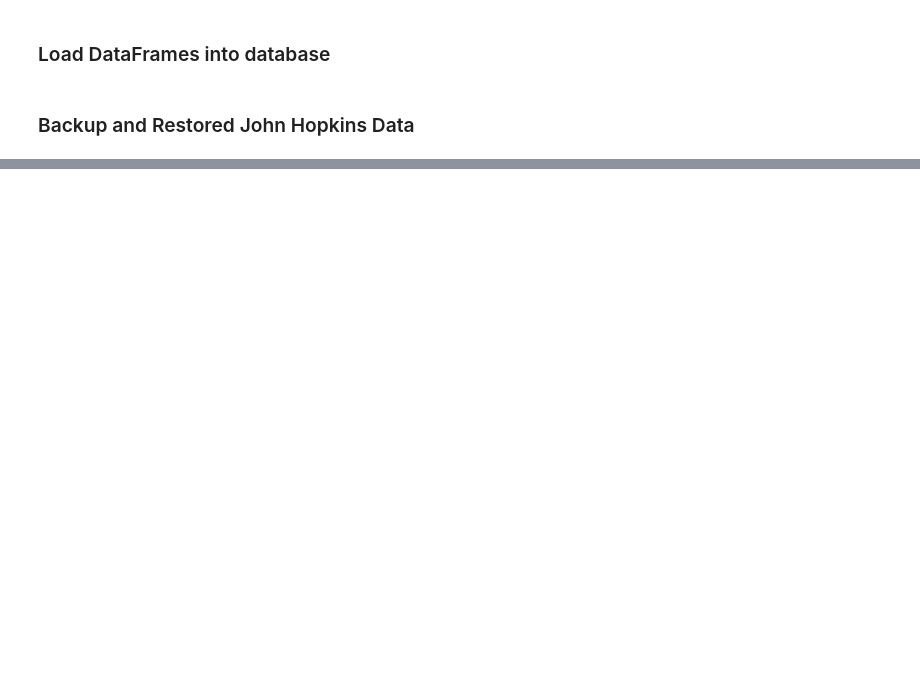
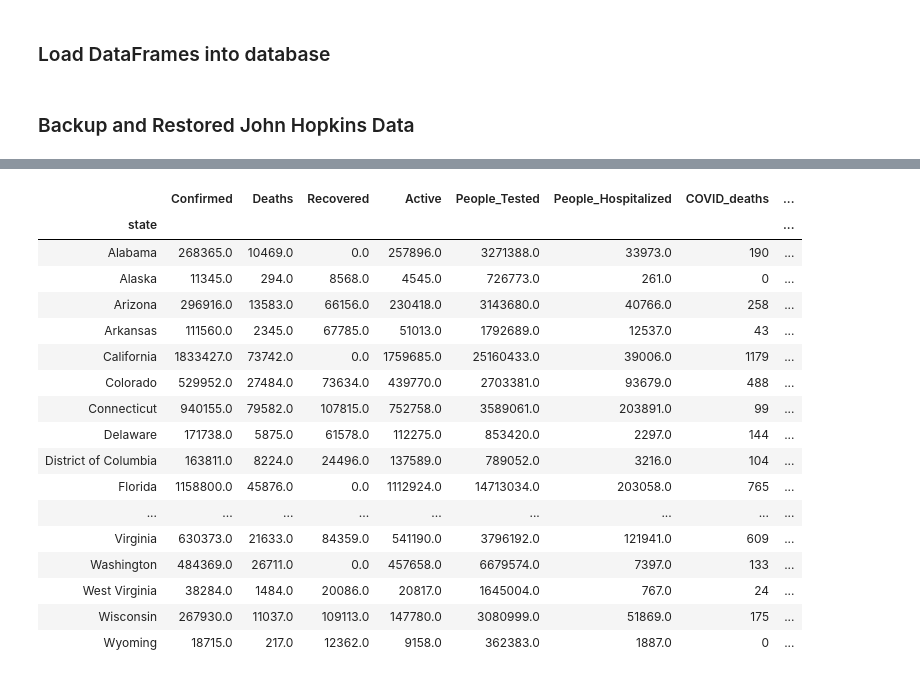
Before and after one commit to nmanduri999/ETL_project, a Jupyter notebook: ETL Project_json.ipynb, the cells around one changed output, grey strips where cells are left out. Cells and saved outputs as stored; diff of their text form; code cells hidden in the pictures; blank space fills up the shorter version.

```diff
--- a/ETL Project_json.ipynb
+++ b/ETL Project_json.ipynb
@@ -184,0 +187,4 @@ cdc_may_group_data.to_sql(name='cdc_covid_data', con=engine, if_exists='append',
+# %%
+john_hopkins_file = "criselda_ETL/raw_data/john_hopkins.csv"
+john_hopkins_df = pd.read_csv(john_hopkins_file)
+john_hopkins_df.head()
@@ -184,0 +200,23 @@ cdc_may_group_data.to_sql(name='cdc_covid_data', con=engine, if_exists='append',
+# %%
+combined_data = pd.merge(john_hopkins_df,cdc_may_group_data, on='state')
+combined_data.set_index("state", inplace=True)
+combined_data
+# %% [output]
+|  | Confirmed | Deaths | Recovered | Active | People_Tested | People_Hospitalized | COVID_deaths | ... |
+| state |  |  |  |  |  |  |  | ... |
+| Alabama | 268365.0 | 10469.0 | 0.0 | 257896.0 | 3271388.0 | 33973.0 | 190 | ... |
+| Alaska | 11345.0 | 294.0 | 8568.0 | 4545.0 | 726773.0 | 261.0 | 0 | ... |
+| Arizona | 296916.0 | 13583.0 | 66156.0 | 230418.0 | 3143680.0 | 40766.0 | 258 | ... |
+| Arkansas | 111560.0 | 2345.0 | 67785.0 | 51013.0 | 1792689.0 | 12537.0 | 43 | ... |
+| California | 1833427.0 | 73742.0 | 0.0 | 1759685.0 | 25160433.0 | 39006.0 | 1179 | ... |
+| Colorado | 529952.0 | 27484.0 | 73634.0 | 439770.0 | 2703381.0 | 93679.0 | 488 | ... |
+| Connecticut | 940155.0 | 79582.0 | 107815.0 | 752758.0 | 3589061.0 | 203891.0 | 99 | ... |
+| Delaware | 171738.0 | 5875.0 | 61578.0 | 112275.0 | 853420.0 | 2297.0 | 144 | ... |
+| District of Columbia | 163811.0 | 8224.0 | 24496.0 | 137589.0 | 789052.0 | 3216.0 | 104 | ... |
+| Florida | 1158800.0 | 45876.0 | 0.0 | 1112924.0 | 14713034.0 | 203058.0 | 765 | ... |
+| ... | ... | ... | ... | ... | ... | ... | ... | ... |
+| Virginia | 630373.0 | 21633.0 | 84359.0 | 541190.0 | 3796192.0 | 121941.0 | 609 | ... |
+| Washington | 484369.0 | 26711.0 | 0.0 | 457658.0 | 6679574.0 | 7397.0 | 133 | ... |
+| West Virginia | 38284.0 | 1484.0 | 20086.0 | 20817.0 | 1645004.0 | 767.0 | 24 | ... |
+| Wisconsin | 267930.0 | 11037.0 | 109113.0 | 147780.0 | 3080999.0 | 51869.0 | 175 | ... |
+| Wyoming | 18715.0 | 217.0 | 12362.0 | 9158.0 | 362383.0 | 1887.0 | 0 | ... |
```
Also changed, not shown: parts of 12 cells of this notebook, 13 other files.
